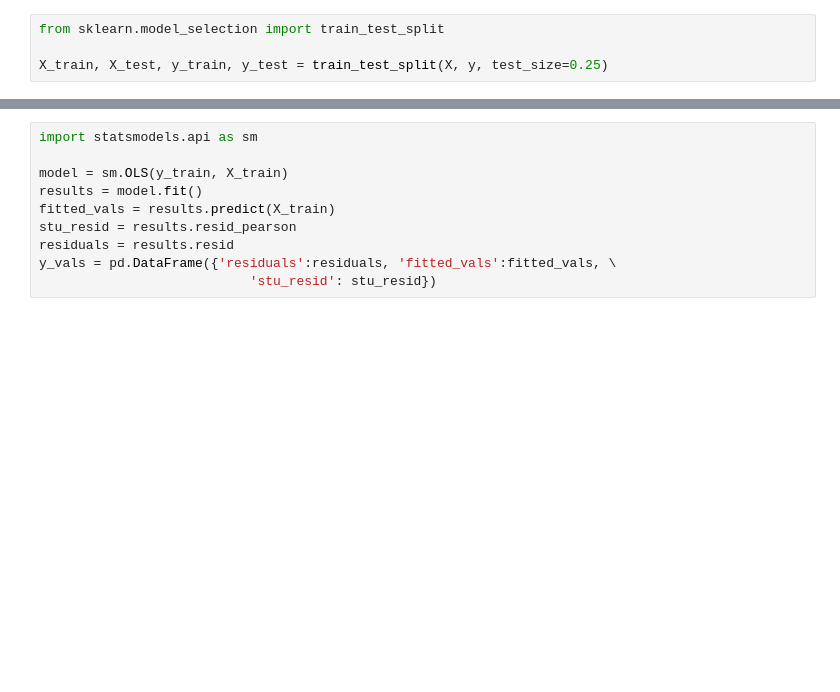
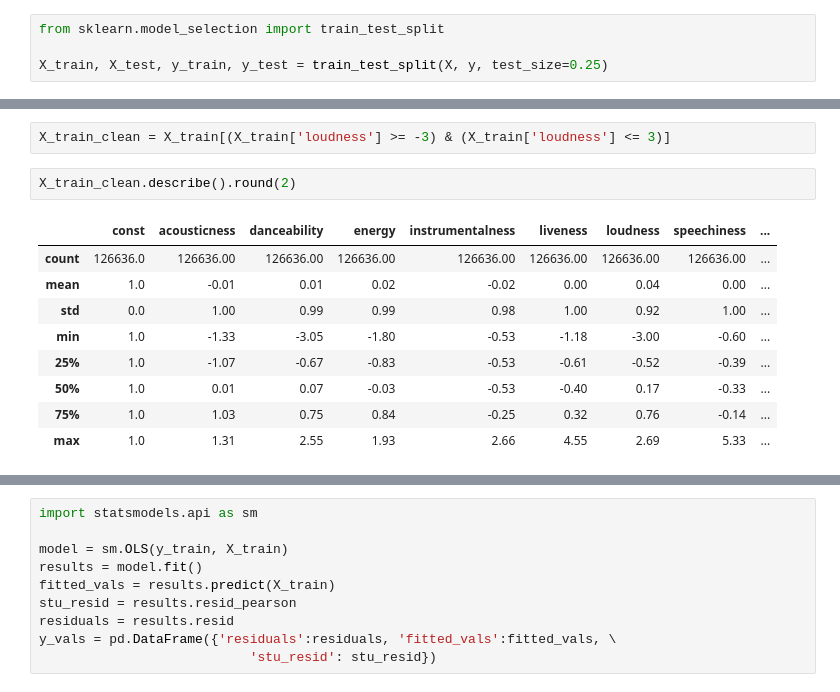
Before and after one commit to data-gab/Song-Popularity-Prediction, a Jupyter notebook: NOTEBOOKS/Modeling.ipynb, the cells around one changed output, grey strips where cells are left out. Saved outputs shown, nothing was run; the diff lists cells and outputs as text; blank space fills up the shorter version.

```diff
--- a/NOTEBOOKS/Modeling.ipynb
+++ b/NOTEBOOKS/Modeling.ipynb
@@ -227,0 +238,14 @@ X_test = scaler.transform(X_test)
+# %%
+X_train_clean = X_train[(X_train['loudness'] >= -3) & (X_train['loudness'] <= 3)]
+# %%
+X_train_clean.describe().round(2)
+# %% [output]
+|  | const | acousticness | danceability | energy | instrumentalness | liveness | loudness | speechiness | ... |
+| count | 126636.0 | 126636.00 | 126636.00 | 126636.00 | 126636.00 | 126636.00 | 126636.00 | 126636.00 | ... |
+| mean | 1.0 | -0.01 | 0.01 | 0.02 | -0.02 | 0.00 | 0.04 | 0.00 | ... |
+| std | 0.0 | 1.00 | 0.99 | 0.99 | 0.98 | 1.00 | 0.92 | 1.00 | ... |
+| min | 1.0 | -1.33 | -3.05 | -1.80 | -0.53 | -1.18 | -3.00 | -0.60 | ... |
+| 25% | 1.0 | -1.07 | -0.67 | -0.83 | -0.53 | -0.61 | -0.52 | -0.39 | ... |
+| 50% | 1.0 | 0.01 | 0.07 | -0.03 | -0.53 | -0.40 | 0.17 | -0.33 | ... |
+| 75% | 1.0 | 1.03 | 0.75 | 0.84 | -0.25 | 0.32 | 0.76 | -0.14 | ... |
+| max | 1.0 | 1.31 | 2.55 | 1.93 | 2.66 | 4.55 | 2.69 | 5.33 | ... |
```
Also changed, not shown: parts of 15 cells of this notebook, 1 other file.
